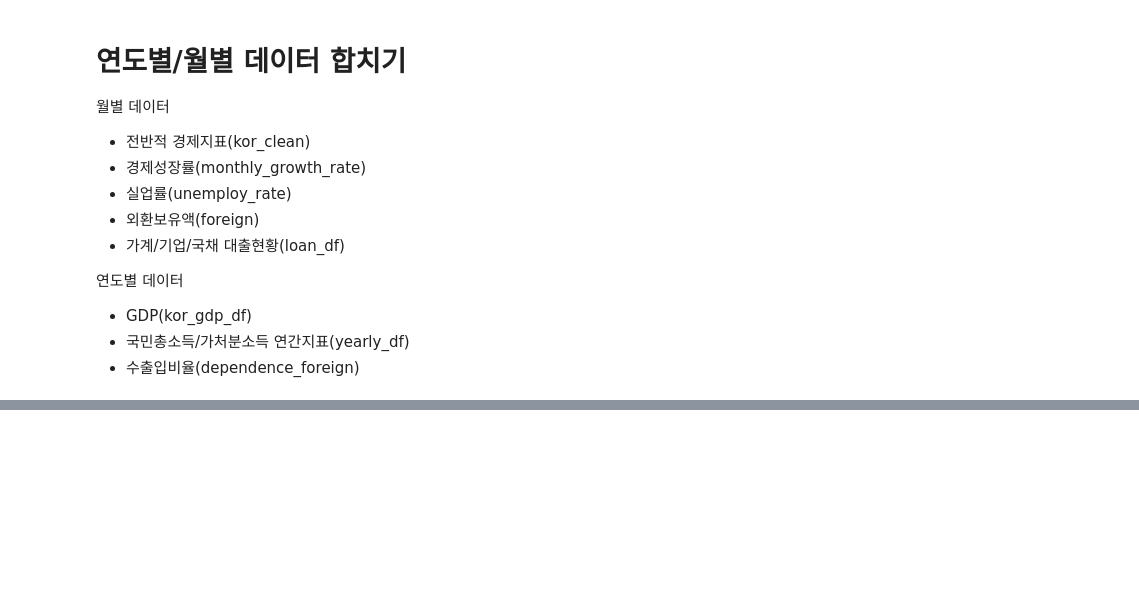
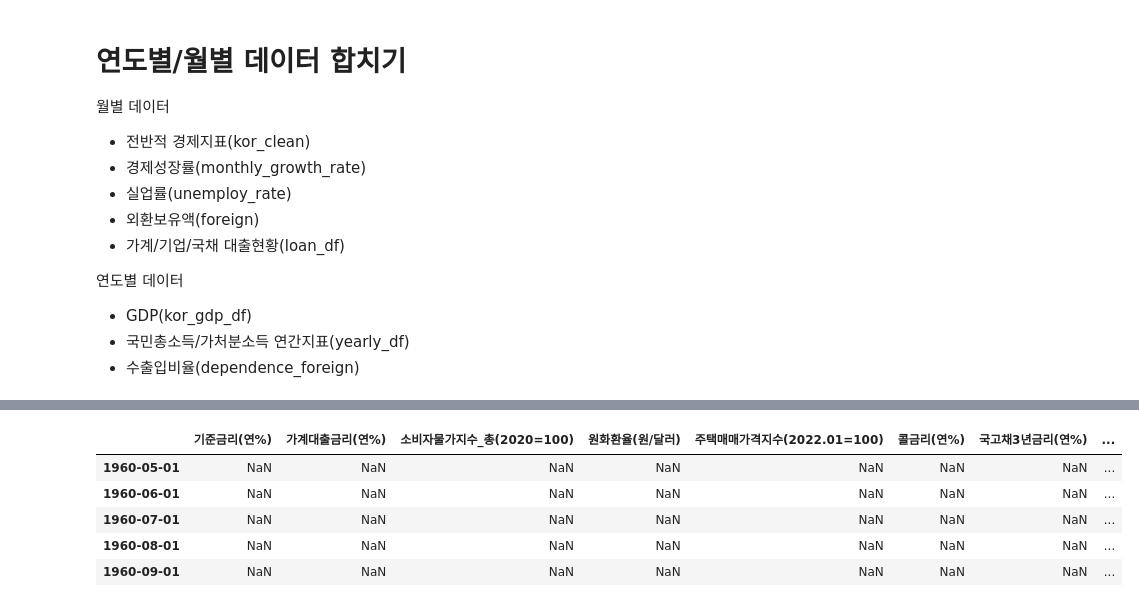
Before and after one commit to nan-park/section2_project, a Jupyter notebook: kor_data_preprocessing.ipynb, the cells around one changed output, grey strips where cells are left out. Drawn from its saved outputs; the diff is of its cells as text; code cells hidden in the pictures; blank space fills up the shorter version.

```diff
--- a/kor_data_preprocessing.ipynb
+++ b/kor_data_preprocessing.ipynb
@@ -726,0 +758,9 @@ dependence_foreign.head()
+# %%
+monthly_data.head()
+# %% [output]
+|  | 기준금리(연%) | 가계대출금리(연%) | 소비자물가지수_총(2020=100) | 원화환율(원/달러) | 주택매매가격지수(2022.01=100) | 콜금리(연%) | 국고채3년금리(연%) | ... |
+| 1960-05-01 | NaN | NaN | NaN | NaN | NaN | NaN | NaN | ... |
+| 1960-06-01 | NaN | NaN | NaN | NaN | NaN | NaN | NaN | ... |
+| 1960-07-01 | NaN | NaN | NaN | NaN | NaN | NaN | NaN | ... |
+| 1960-08-01 | NaN | NaN | NaN | NaN | NaN | NaN | NaN | ... |
+| 1960-09-01 | NaN | NaN | NaN | NaN | NaN | NaN | NaN | ... |
```
Also changed, not shown: parts of 9 cells of this notebook.
